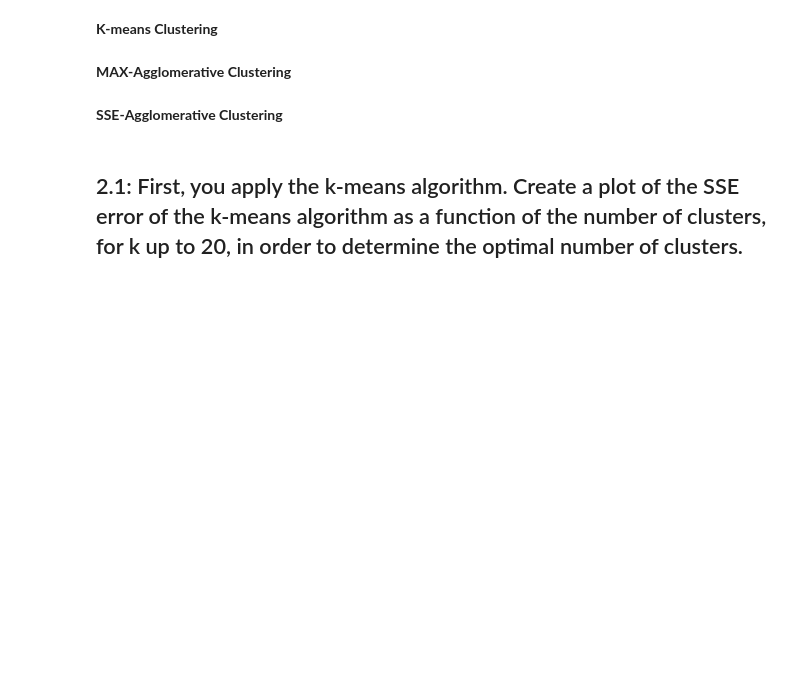
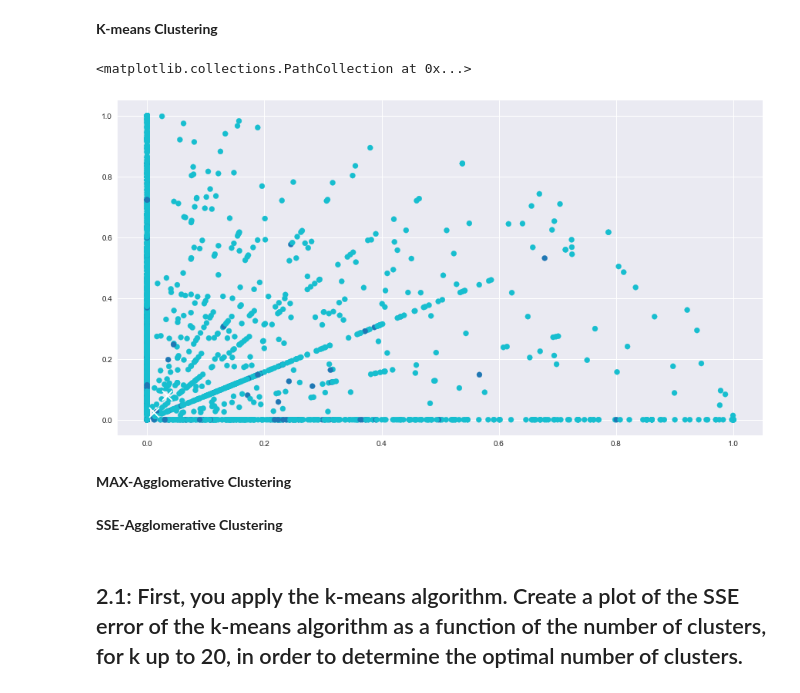
Before and after one commit to alecluna/CSC177A1, a Jupyter notebook: Project2_Clustering.ipynb, the cells around one changed output. Saved outputs shown, nothing was run; the diff lists cells and outputs as text; code cells hidden in the pictures; blank space fills up the shorter version.

Commit message:
Plotting KMeans clusters

```diff
--- a/Project2_Clustering.ipynb
+++ b/Project2_Clustering.ipynb
@@ -65,6 +65,16 @@ km_labels = kmeans.fit_predict(tdidf)
 
 error = kmeans.inertia_       #SSE; Sum of squared distances of samples to their closest cluster center.
 print ("\nThe total error of the clustering is: ", error)
+# %%
+plt.figure(figsize=(15,8))
+plt.style.use('seaborn')
+plt.scatter(kmeans.cluster_centers_[:, 0], kmeans.cluster_centers_[:, 1],
+            marker='x', s=169, linewidths=3,
+            color='w', zorder=10)
+plt.scatter(tdidf[:,0], tdidf[:,1], c=km_labels,cmap='tab10')
+# %% [output]
+<matplotlib.collections.PathCollection at 0x...>
+[figure, added]
 # %%
 printMetrics(true,kmeans)
 # %%
```
